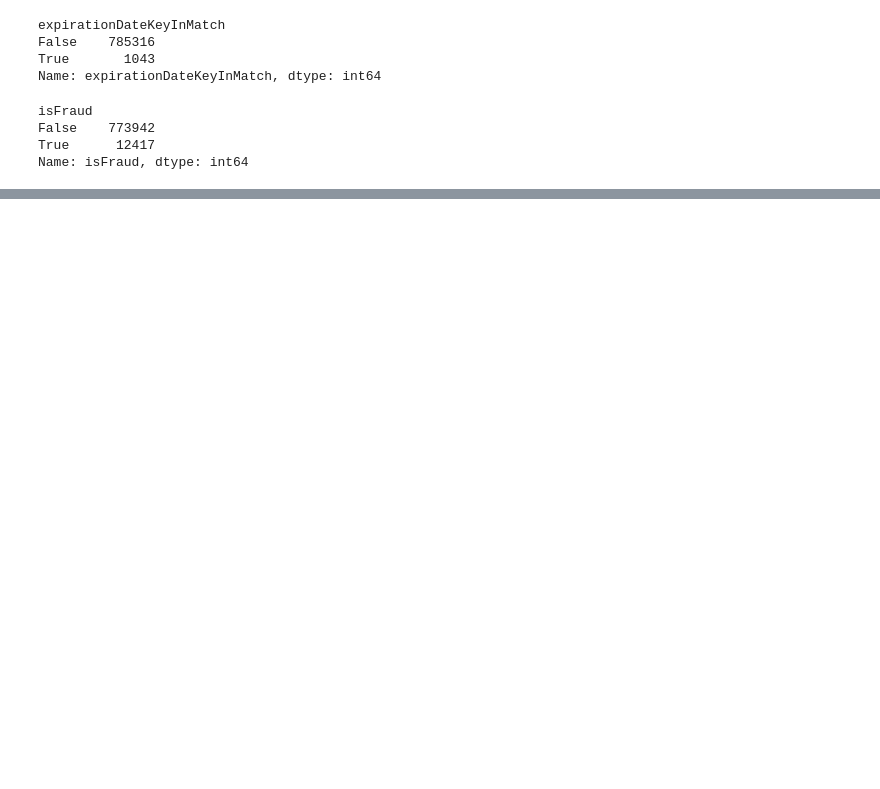
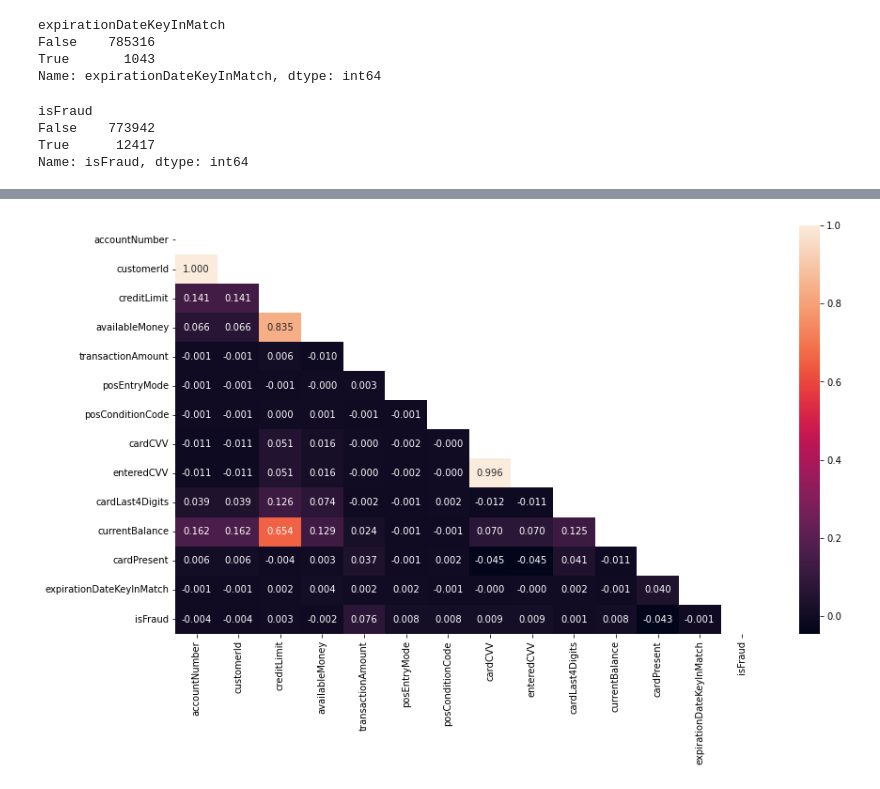
Before and after one commit to alipourmotlagh/transactionFraudDetection, a Jupyter notebook: data analysis.ipynb, the cells around one changed output, grey strips where cells are left out. Cells and saved outputs as stored; diff of their text form; code cells hidden in the pictures; blank space fills up the shorter version.

```diff
--- a/data analysis.ipynb
+++ b/data analysis.ipynb
@@ -292,0 +306,2 @@ transactions.head()
+# %%
+transactions=pd.read_csv('C:/Users/malipourmotlagh1/Desktop/mot/ABSOLUTE MEAN/MOTENAQEZ/Transactions fraud detection/Data/transactionsclean.csv')
@@ -292,0 +316,2 @@ transactions.head()
+# %%
+transactions=transactions.drop(['Unnamed: 0.1','Unnamed: 0'],axis=1)
@@ -292,0 +392,13 @@ transactions.head()
+# %%
+# Compute the correlation matrix
+corr = transactions.corr()
+
+# Generate a mask for the upper triangle
+mask = np.triu(np.ones_like(corr, dtype=bool))
+
+# Heatmap
+fig = plt.figure(figsize=(14,8))
+sns.heatmap(corr, annot = True,  fmt='.3f', mask = mask)
+plt.show()
+# %% [output]
+[figure, added]
```
Also changed, not shown: parts of 45 cells of this notebook.
